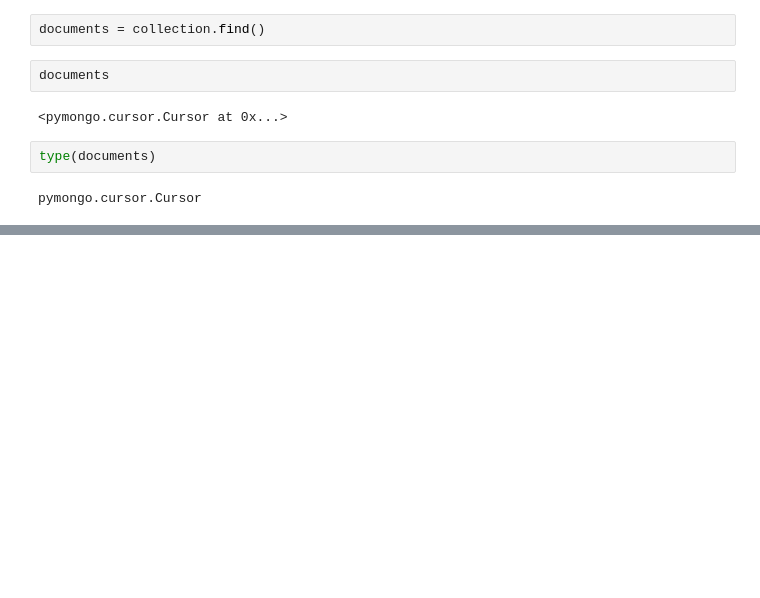
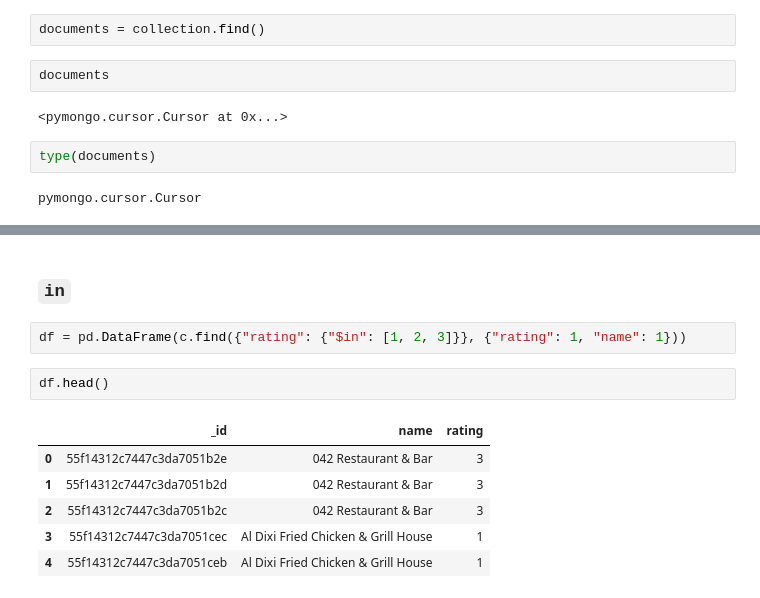
Before and after one commit to sheriffff/teaching-ironhack-data-madrid-2020, a Jupyter notebook: week_04/01-mongodb.ipynb, the cells around one changed output, grey strips where cells are left out. Saved outputs shown, nothing was run; the diff lists cells and outputs as text; blank space fills up the shorter version.

```diff
--- a/week_04/01-mongodb.ipynb
+++ b/week_04/01-mongodb.ipynb
@@ -174,0 +515,13 @@ delete_one
+# %% [markdown]
+### `in`
+# %%
+df = pd.DataFrame(c.find({"rating": {"$in": [1, 2, 3]}}, {"rating": 1, "name": 1}))
+# %%
+df.head()
+# %% [output]
+|  | _id | name | rating |
+| 0 | 55f14312c7447c3da7051b2e | 042 Restaurant & Bar | 3 |
+| 1 | 55f14312c7447c3da7051b2d | 042 Restaurant & Bar | 3 |
+| 2 | 55f14312c7447c3da7051b2c | 042 Restaurant & Bar | 3 |
+| 3 | 55f14312c7447c3da7051cec | Al Dixi Fried Chicken & Grill House | 1 |
+| 4 | 55f14312c7447c3da7051ceb | Al Dixi Fried Chicken & Grill House | 1 |
```
Also changed, not shown: parts of 125 cells of this notebook, 2 other files.
